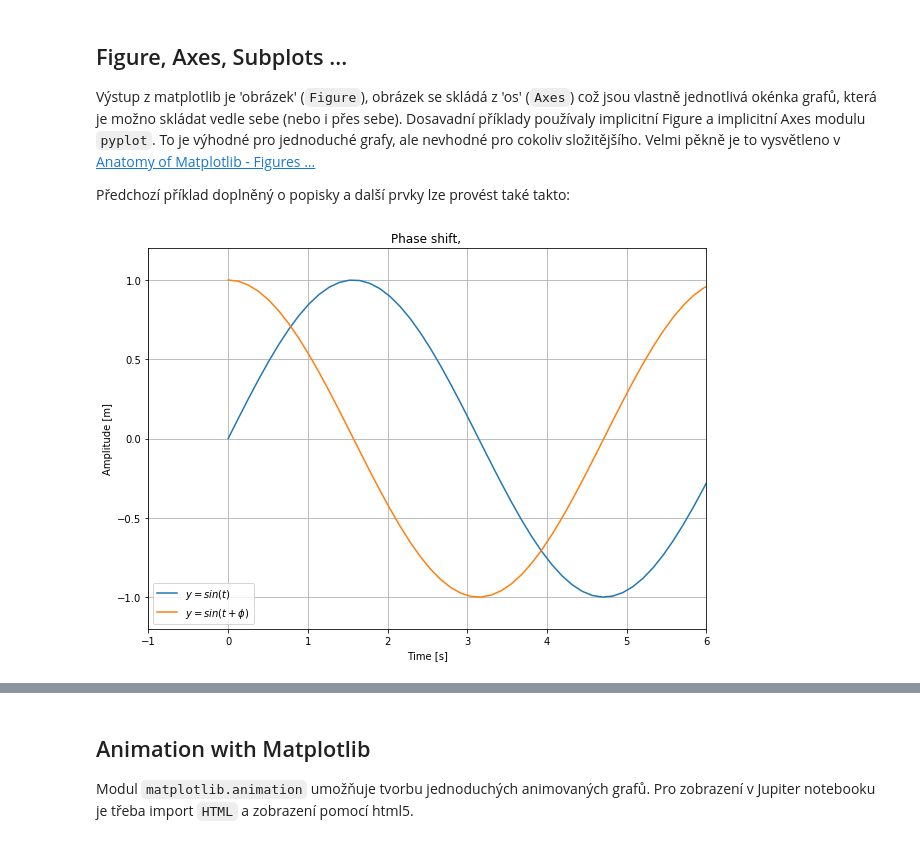
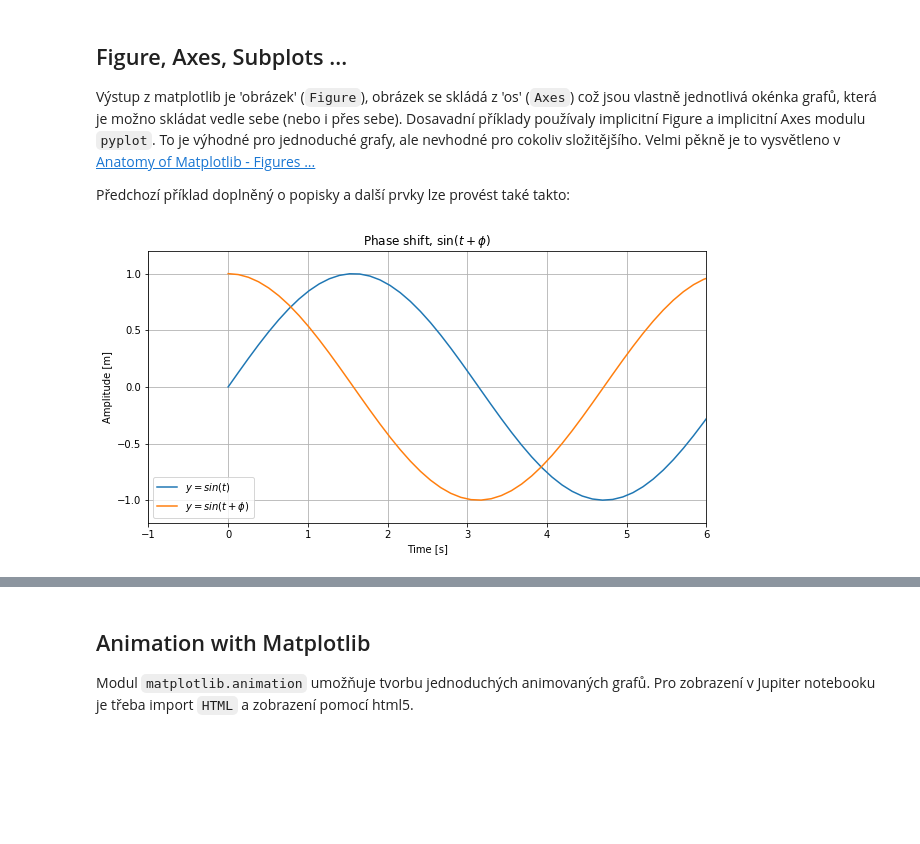
Before and after one commit to jbrezmorf/PAV_course, a Jupyter notebook: Lecture_04_Plotting.ipynb, the cells around one changed output, grey strips where cells are left out. Saved outputs shown, nothing was run; the diff lists cells and outputs as text; code cells hidden in the pictures; blank space fills up the shorter version.

```diff
--- a/Lecture_04_Plotting.ipynb
+++ b/Lecture_04_Plotting.ipynb
@@ -78,35 +98,36 @@ Předchozí příklad doplněný o popisky a další prvky lze provést také ta
 # Titles, legend, ...
 
 # Figure size (must be set before plotting)
-fig = plt.figure(figsize=(10,7))
+fig = plt.figure(figsize=(10,5))
+# Axis = podgraf, zde jen jeden.
 ax = fig.add_subplot(111)
 
 x = np.linspace(0.0, 4*np.pi, 100)
 y1 = np.sin(x)
 y2 = np.sin(x + np.pi/2)
 
 # Legend labels, using TeX
 ax.plot(x,y1, label='$y = sin( t )$')
 ax.plot(x,y2, label='$y = sin( t + \phi)$')
 
-# Limits
+# Limits for X and Y axis.
 ax.set_xlim([-1, 6])
 ax.set_ylim([-1.2, 1.2])
 # Or plt.axis([-1, 6, -1.2, 1.2])
 
-# Axis labels, title
+# axis labels, title
 ax.set_ylabel('Amplitude [m]')
 ax.set_xlabel('Time [s]')
 # Using TeX in titles
-ax.set_title('Phase shift, ')
+ax.set_title('Phase shift, $\sin(t + \phi)$')
 
 # Legend
 ax.legend()
 
 # Grid on
 ax.grid()
 
 
 plt.show()
 # %% [output]
-[figure, old version]
+[figure, new version]
```
Also changed, not shown: parts of 13 cells of this notebook.
